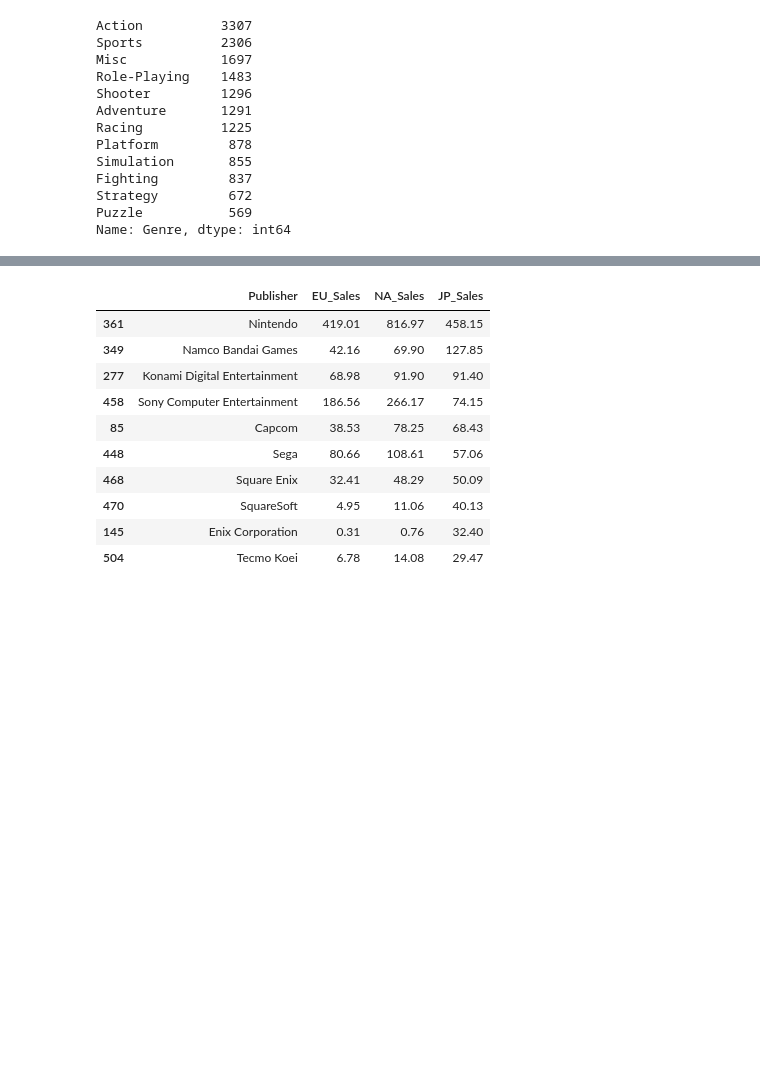
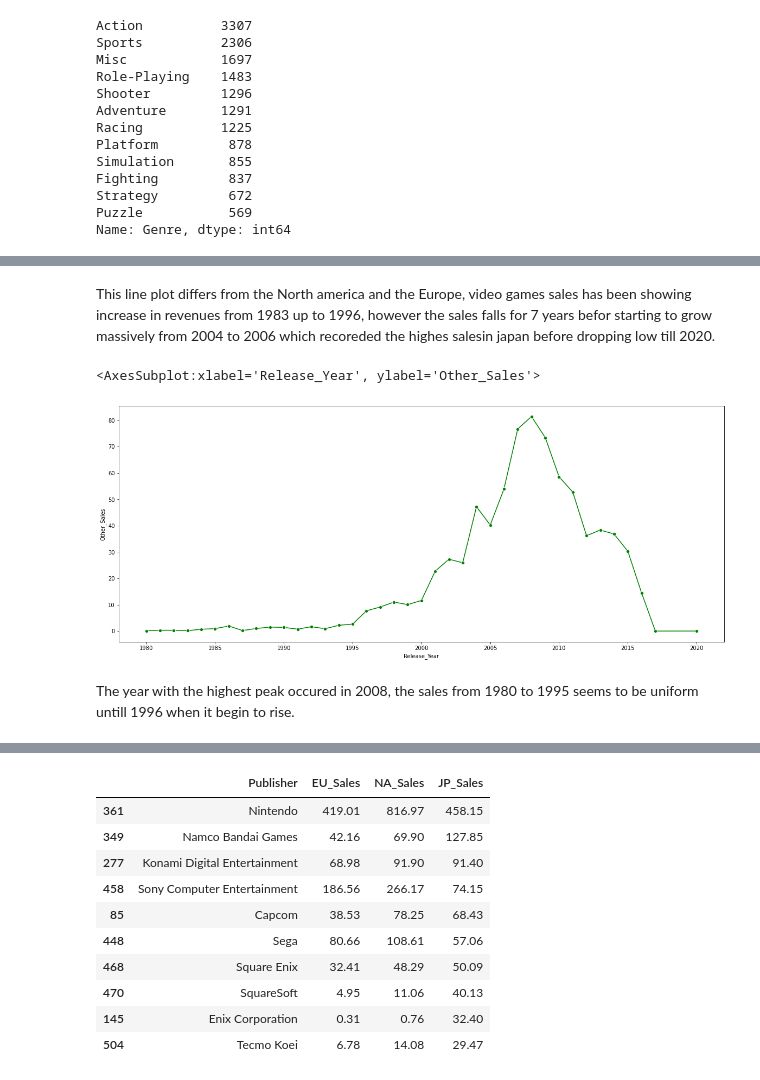
Before and after one commit to jamiuolaitan/video_games_EDA, a Jupyter notebook: video_games_analysis.ipynb, the cells around one changed output, grey strips where cells are left out. Cells and saved outputs as stored; diff of their text form; code cells hidden in the pictures; blank space fills up the shorter version.

```diff
--- a/video_games_analysis.ipynb
+++ b/video_games_analysis.ipynb
@@ -230,0 +248,13 @@ df
+# %% [markdown]
+
+This line plot differs from the North america and the Europe, video games sales has been showing increase in revenues from 1983 up to 1996, however the sales falls for 7 years befor starting to grow massively from 2004 to 2006 which recoreded the highes salesin japan before dropping low till 2020.
+# %%
+# visualizing the total sales  trend between 1980 to 2020 in Other countries combined
+fig, ax = plt.subplots(figsize=(20, 8))
+yearly_sales = df.groupby("Release_Year", as_index = False)["Other_Sales"].sum()
+sns.lineplot(yearly_sales["Release_Year"], yearly_sales["Other_Sales"], marker = "o", color="g")
+# %% [output]
+<AxesSubplot:xlabel='Release_Year', ylabel='Other_Sales'>
+[figure, added]
+# %% [markdown]
+The year with the highest peak occured in 2008, the sales from 1980 to 1995 seems to be uniform untill 1996 when it begin to rise.
```
Also changed, not shown: parts of 45 cells of this notebook.
